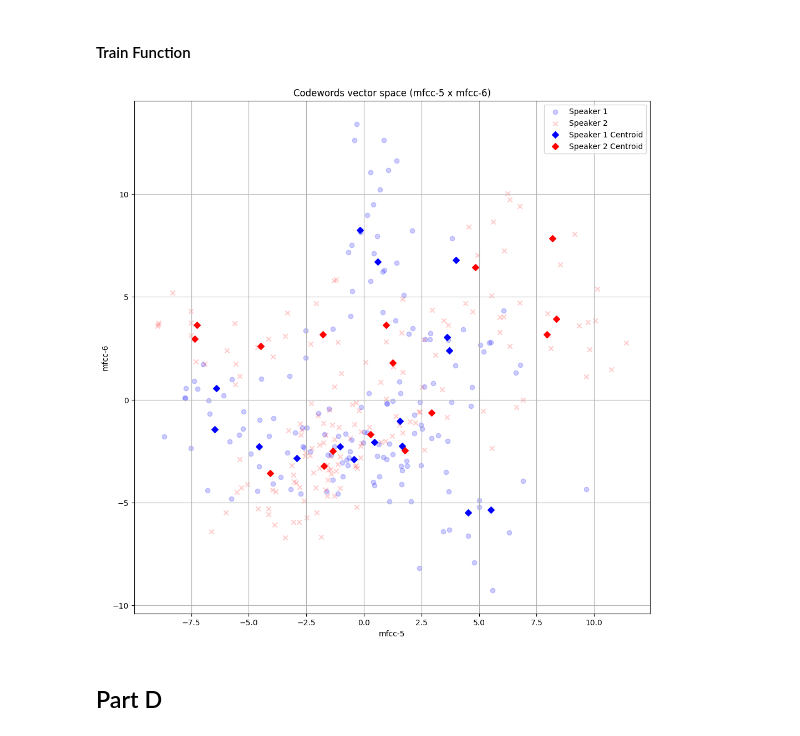
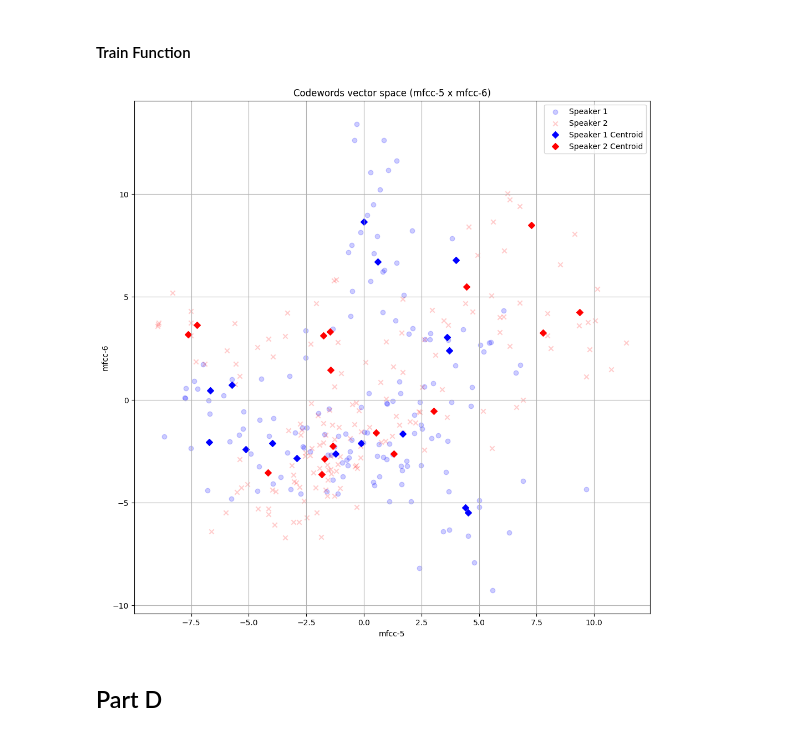
Before and after one commit to antanandia33/Speaker_Recognition_EEC_201_Project, a Jupyter notebook: Speech_Recognition_Project.ipynb, the cells around one changed output. Drawn from its saved outputs; the diff is of its cells as text; code cells hidden in the pictures.

Commit message:
Updated train function to take in the centroids and epsilon as a parameter

```diff
--- a/Speech_Recognition_Project.ipynb
+++ b/Speech_Recognition_Project.ipynb
@@ -515,42 +517,42 @@ def LGB(features, centroids, epsilon):
 # %%
 # runs LGB on every speaker mfcc and generates a codebook
 # returns a list of codebooks
-def train(speaker_mfccs):
+def train(speaker_mfccs, centroids, eps):
   codebookList = []
   for speaker in speaker_mfccs:
-    codebook = LGB(speaker, 16, 0.001)
+    codebook = LGB(speaker, centroids, eps)
     codebookList.append(codebook)
   return codebookList
 # %%
 # Test 6
 speaker_1_mfcc = mfcc("/content/Speaker_Recognition_EEC_201_Project/Training_Data/s1.wav")
 speaker_2_mfcc = mfcc("/content/Speaker_Recognition_EEC_201_Project/Training_Data/s2.wav")
 
 # get the 5th and 6th coefficients
 x1, y1 = speaker_1_mfcc[:, 4], speaker_1_mfcc[:, 5]
 x2, y2 = speaker_2_mfcc[:, 4], speaker_2_mfcc[:, 5]
 
 plt.figure(figsize=(12, 12))
 plt.scatter(x1, y1, color='blue', marker='o', label='Speaker 1', alpha=0.2)
 plt.scatter(x2, y2, color='red', marker='x', label='Speaker 2', alpha=0.2)
 
 # train
-codebookList = train([speaker_1_mfcc, speaker_2_mfcc])
+codebookList = train([speaker_1_mfcc, speaker_2_mfcc], 16, 0.01)
 
 # get the 5th and 6th dimensions of the centroids
 x1, y1 = codebookList[0][:, 4], codebookList[0][:, 5]
 x2, y2 = codebookList[1][:, 4], codebookList[1][:, 5]
 
 plt.scatter(x1, y1, color='blue', marker='D', label='Speaker 1 Centroid')
 plt.scatter(x2, y2, color='red', marker='D', label='Speaker 2 Centroid')
 
 plt.xlabel('mfcc-5')
 plt.ylabel('mfcc-6')
 plt.title('Codewords vector space (mfcc-5 x mfcc-6)')
 plt.legend()
 plt.grid(True)
 # %% [output]
-[figure, old version]
+[figure, new version]
 # %% [markdown]
 ## Part D
 # %% [markdown]
```
Also changed, not shown: parts of 28 cells of this notebook.
